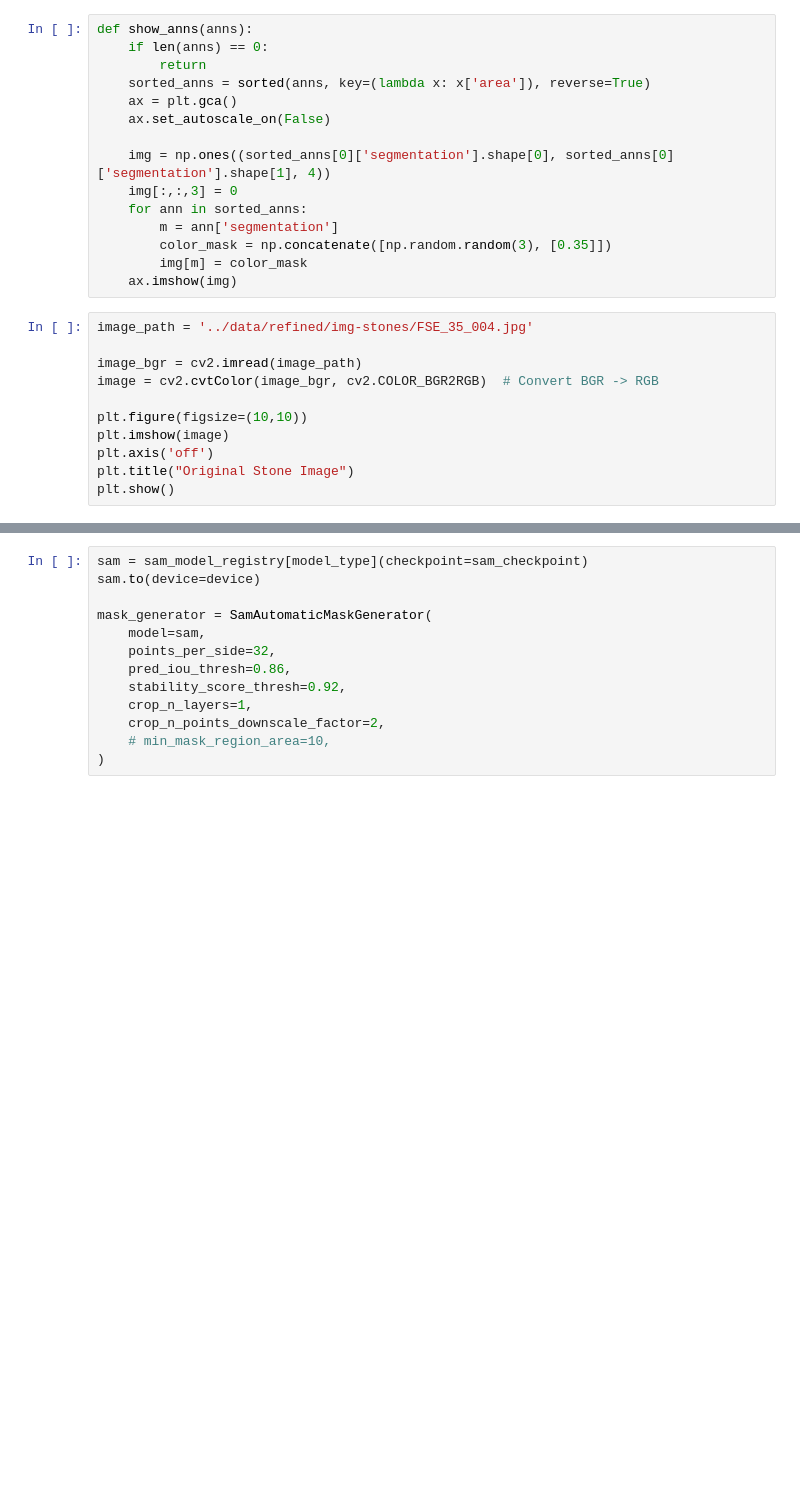
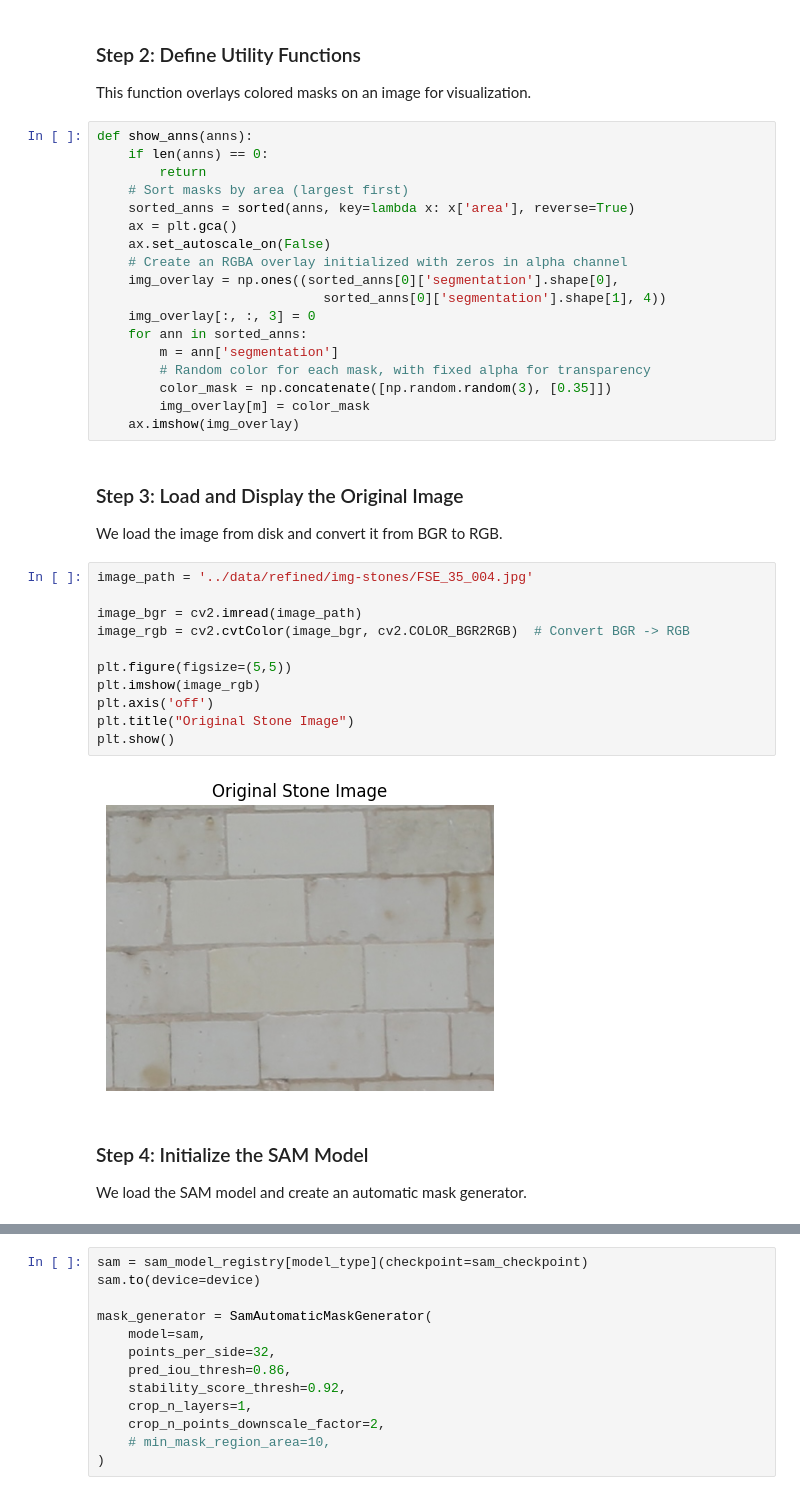
Before and after one commit to jean-hy/chambord-castle-stone-segmentation, a Jupyter notebook: notebooks/automatic_mask_generator_example.ipynb, the cells around one changed output, grey strips where cells are left out. Saved outputs shown, nothing was run; the diff lists cells and outputs as text; blank space fills up the shorter version.

```diff
--- a/notebooks/automatic_mask_generator_example.ipynb
+++ b/notebooks/automatic_mask_generator_example.ipynb
@@ -17,29 +37,44 @@ for lib in libraries:
+# %% [markdown]
+### Step 2: Define Utility Functions
+
+This function overlays colored masks on an image for visualization.
 # %%
 def show_anns(anns):
     if len(anns) == 0:
         return
-    sorted_anns = sorted(anns, key=(lambda x: x['area']), reverse=True)
+    # Sort masks by area (largest first)
+    sorted_anns = sorted(anns, key=lambda x: x['area'], reverse=True)
     ax = plt.gca()
     ax.set_autoscale_on(False)
-
-    img = np.ones((sorted_anns[0]['segmentation'].shape[0], sorted_anns[0]['segmentation'].shape[1], 4))
-    img[:,:,3] = 0
+    # Create an RGBA overlay initialized with zeros in alpha channel
+    img_overlay = np.ones((sorted_anns[0]['segmentation'].shape[0],
+                             sorted_anns[0]['segmentation'].shape[1], 4))
+    img_overlay[:, :, 3] = 0
     for ann in sorted_anns:
         m = ann['segmentation']
+        # Random color for each mask, with fixed alpha for transparency
         color_mask = np.concatenate([np.random.random(3), [0.35]])
-        img[m] = color_mask
-    ax.imshow(img)
+        img_overlay[m] = color_mask
+    ax.imshow(img_overlay)
+# %% [markdown]
+### Step 3: Load and Display the Original Image
+We load the image from disk and convert it from BGR to RGB.
 # %%
 image_path = '../data/refined/img-stones/FSE_35_004.jpg'
 
 image_bgr = cv2.imread(image_path)
-image = cv2.cvtColor(image_bgr, cv2.COLOR_BGR2RGB)  # Convert BGR -> RGB
+image_rgb = cv2.cvtColor(image_bgr, cv2.COLOR_BGR2RGB)  # Convert BGR -> RGB
 
-plt.figure(figsize=(10,10))
-plt.imshow(image)
+plt.figure(figsize=(5,5))
+plt.imshow(image_rgb)
 plt.axis('off')
 plt.title("Original Stone Image")
 plt.show()
+# %% [output]
+[figure, added]
+# %% [markdown]
+### Step 4: Initialize the SAM Model
+We load the SAM model and create an automatic mask generator.
 # %%
 sys.path.append("../third_party/segment-anything/")
 from segment_anything import sam_model_registry, SamAutomaticMaskGenerator, SamPredictor
```
Also changed, not shown: parts of 23 cells of this notebook.
